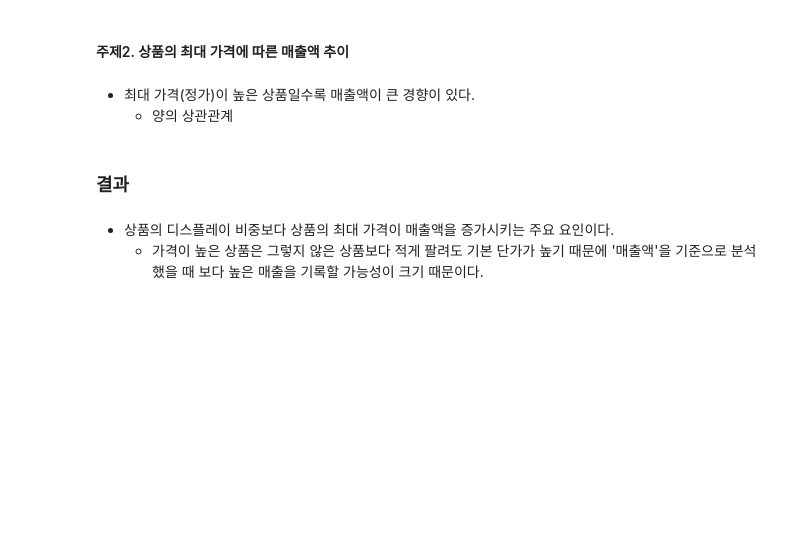
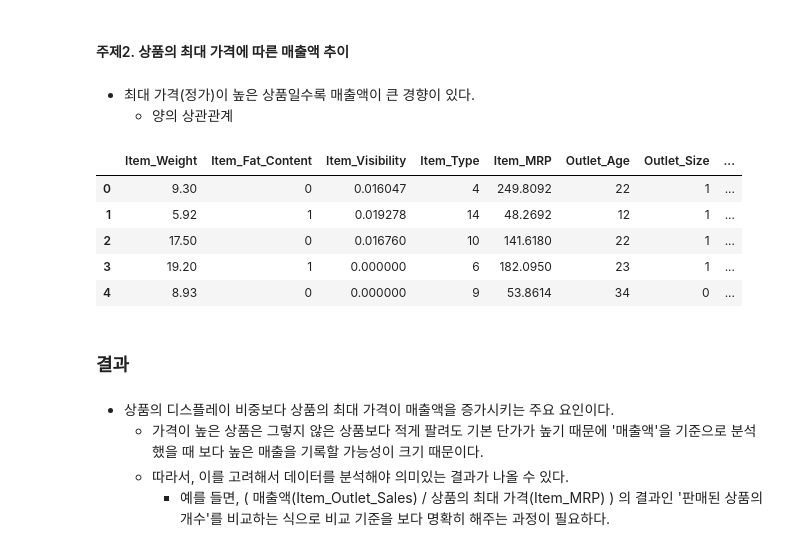
Before and after one commit to 1unasy/MachineLearning-2021-12, a Jupyter notebook: 04.회귀/07.과제_Bigmart_Sales_Prediction.ipynb, the cells around one changed output. Saved outputs shown, nothing was run; the diff lists cells and outputs as text; code cells hidden in the pictures; blank space fills up the shorter version.

```diff
--- a/04.회귀/07.과제_Bigmart_Sales_Prediction.ipynb
+++ b/04.회귀/07.과제_Bigmart_Sales_Prediction.ipynb
@@ -56,7 +56,7 @@ df.Item_Weight.isna().sum()
 # %%
 # Outlet_Size 컬럼 데이터 별 개수 세기
 df.Outlet_Size.value_counts() # 최빈값 : High
-df.Outlet_Size.fillna('High', inplace=True)
+df.Outlet_Size.fillna('Medium', inplace=True)
 # %%
 # 전체 결측치 다시 확인하기
 df.isna().sum().sum()
@@ -340,8 +340,19 @@ plt.show()
 # %% [markdown]
 - 최대 가격(정가)이 높은 상품일수록 매출액이 큰 경향이 있다.
     - 양의 상관관계
+# %%
+df.head()
+# %% [output]
+|  | Item_Weight | Item_Fat_Content | Item_Visibility | Item_Type | Item_MRP | Outlet_Age | Outlet_Size | ... |
+| 0 | 9.30 | 0 | 0.016047 | 4 | 249.8092 | 22 | 1 | ... |
+| 1 | 5.92 | 1 | 0.019278 | 14 | 48.2692 | 12 | 1 | ... |
+| 2 | 17.50 | 0 | 0.016760 | 10 | 141.6180 | 22 | 1 | ... |
+| 3 | 19.20 | 1 | 0.000000 | 6 | 182.0950 | 23 | 1 | ... |
+| 4 | 8.93 | 0 | 0.000000 | 9 | 53.8614 | 34 | 0 | ... |
 # %% [markdown]
 ### 결과
 # %% [markdown]
 - 상품의 디스플레이 비중보다 상품의 최대 가격이 매출액을 증가시키는 주요 요인이다.
     - 가격이 높은 상품은 그렇지 않은 상품보다 적게 팔려도 기본 단가가 높기 때문에 '매출액'을 기준으로 분석했을 때 보다 높은 매출을 기록할 가능성이 크기 때문이다.
+    - 따라서, 이를 고려해서 데이터를 분석해야 의미있는 결과가 나올 수 있다.
+        - 예를 들면, ( 매출액(Item_Outlet_Sales) / 상품의 최대 가격(Item_MRP) ) 의 결과인 '판매된 상품의 개수'를 비교하는 식으로 비교 기준을 보다 명확히 해주는 과정이 필요하다.
```
Also changed, not shown: parts of 2 cells of this notebook.
